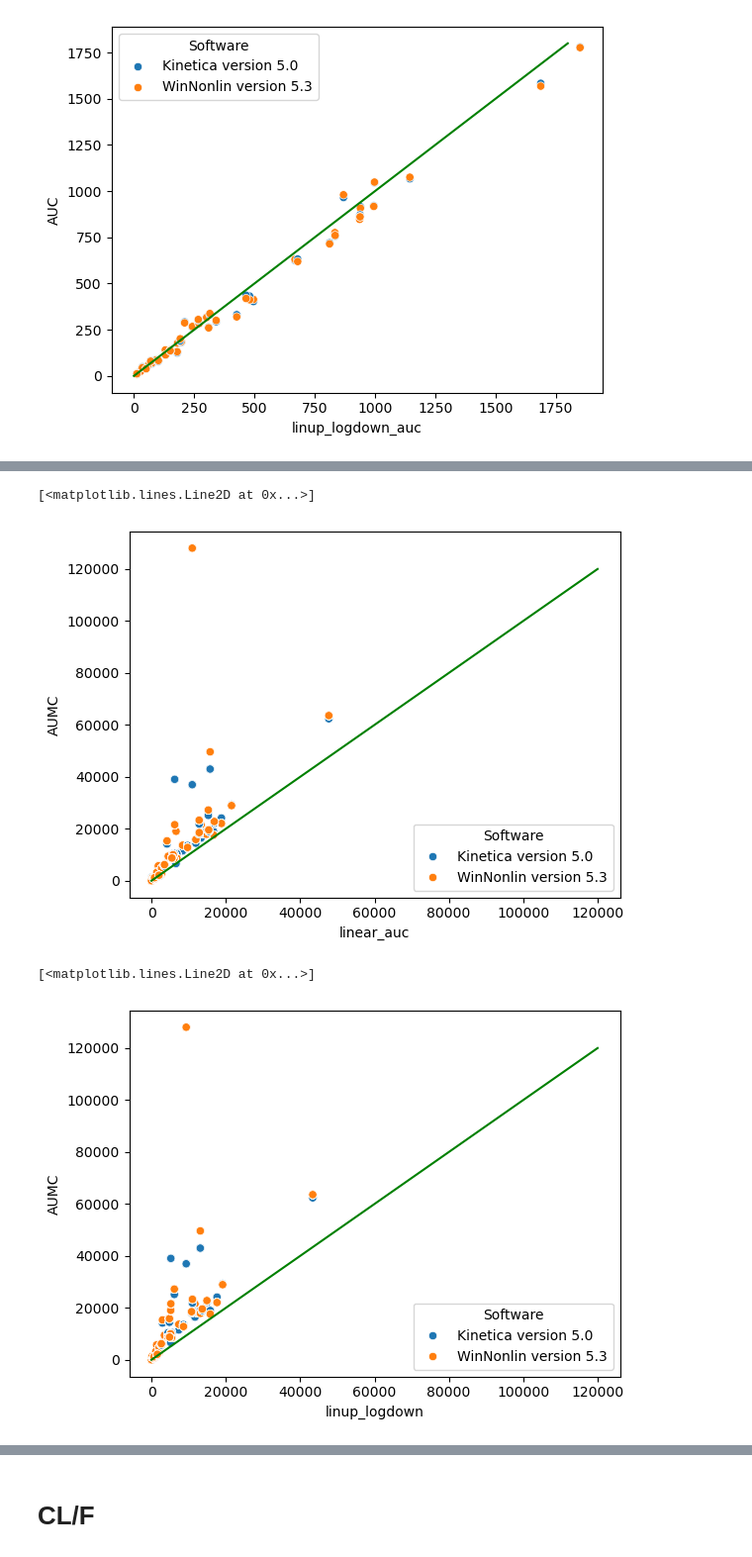
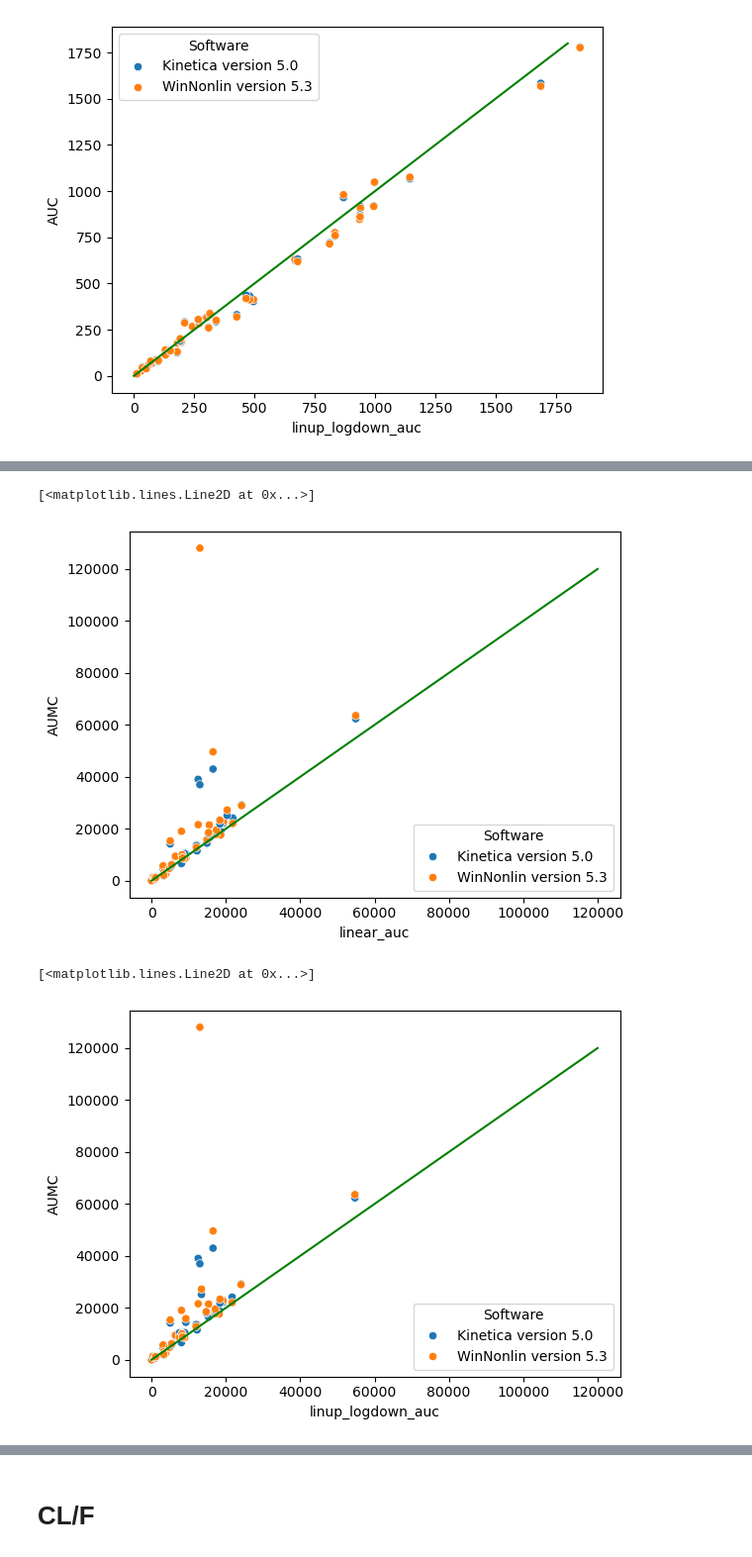
Before and after one commit to kelleyjbrady/NiceODE, a Jupyter notebook: NCA_demo.ipynb, the cells around one changed output, grey strips where cells are left out. Shown at 99% size. Cells and saved outputs as stored; diff of their text form; code cells hidden in the pictures.

```diff
--- a/NCA_demo.ipynb
+++ b/NCA_demo.ipynb
@@ -189,15 +189,17 @@ sns.lineplot(plot_me, x = 'TIME', y = 'ConcTime',)
 # %%
 auc_calc_df = xth_df.merge(zero_starts, how = 'left', on = 'ID').merge(ks, how = 'left', on = 'ID').copy()
 # %%
-from nca import prepare_section_aucs
+from nca import prepare_section_aucs, calculate_auc_from_sections
 
-auc_df, aumc_df = prepare_section_aucs(auc_calc_df)
+auc_sections_df, aumc_sections_df = prepare_section_aucs(auc_calc_df)
 # %%
 f1 = aumc_df['time_start'] < aumc_df['zero_window_time_start']
 f2 = aumc_df['time_end'] < aumc_df['zero_window_time_start']
 f3 = (aumc_df['time_start'] < aumc_df['zero_window_time_start']) & (aumc_df['time_end'] == np.inf)
 tmp = aumc_df.loc[(f1 & f2) | f3, :].copy()
 aumcs_res = tmp.groupby('ID')[['section_auc_log_trap', 'section_auc']].sum().reset_index()
+# %%
+aumcs_res = calculate_auc_from_sections(aumc_sections_df)
 # %%
 def calculate_auc_from_sections(df):
     df = df.copy()
@@ -304,14 +306,14 @@ plt.plot(np.linspace(0,1800, 10), np.linspace(0,1800, 10), color = 'green')
 # %%
-plot_me = mrt_df.merge(aumc_df[['ID', 'linup_logdown', 'linear_auc']], how = 'left', on = 'ID')
+plot_me = mrt_df.merge(aumcs_res[['ID', 'linup_logdown_auc', 'linear_auc']], how = 'left', on = 'ID')
 # %%
 sns.scatterplot(plot_me, x = 'linear_auc', y = 'AUMC', hue = 'Software')
 plt.plot(np.linspace(0,120000, 10), np.linspace(0,120000, 10), color = 'green')
 # %% [output]
 [<matplotlib.lines.Line2D at 0x...>]
-[figure, old version]
+[figure, new version]
 # %%
-sns.scatterplot(plot_me, x = 'linup_logdown', y = 'AUMC', hue = 'Software')
+sns.scatterplot(plot_me, x = 'linup_logdown_auc', y = 'AUMC', hue = 'Software')
 plt.plot(np.linspace(0,120000, 10), np.linspace(0,120000, 10), color = 'green')
 # %% [output]
 [<matplotlib.lines.Line2D at 0x...>]
-[figure, old version]
+[figure, new version]
```
Also changed, not shown: parts of 13 cells of this notebook, 1 other file.
